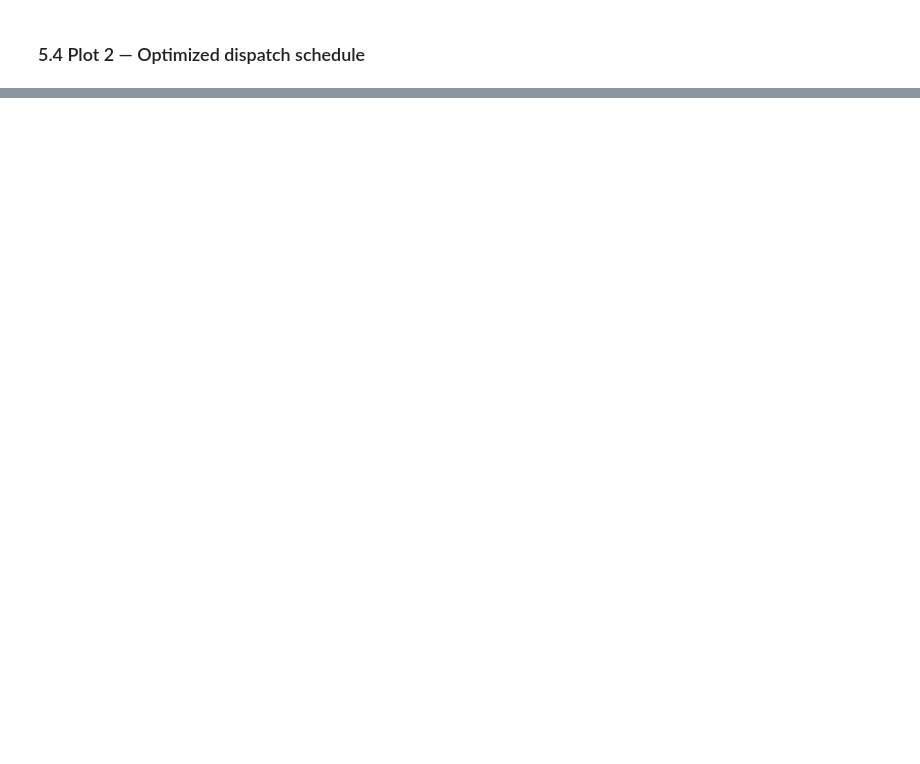
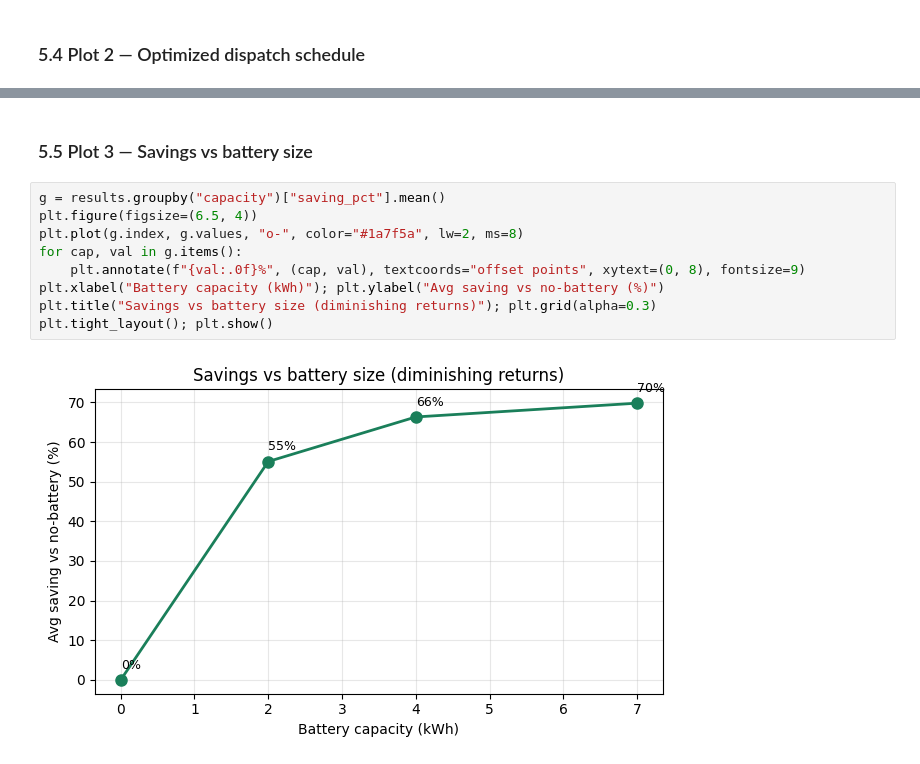
Before and after one commit to Adore96/WattWise, a Jupyter notebook: heuristic_energy_optimization.ipynb, the cells around one changed output, grey strips where cells are left out. Drawn from its saved outputs; the diff is of its cells as text; blank space fills up the shorter version.

```diff
--- a/heuristic_energy_optimization.ipynb
+++ b/heuristic_energy_optimization.ipynb
@@ -614,0 +607,13 @@ plt.tight_layout(); plt.show()
+# %% [markdown]
+### 5.5 Plot 3 — Savings vs battery size
+# %%
+g = results.groupby("capacity")["saving_pct"].mean()
+plt.figure(figsize=(6.5, 4))
+plt.plot(g.index, g.values, "o-", color="#1a7f5a", lw=2, ms=8)
+for cap, val in g.items():
+    plt.annotate(f"{val:.0f}%", (cap, val), textcoords="offset points", xytext=(0, 8), fontsize=9)
+plt.xlabel("Battery capacity (kWh)"); plt.ylabel("Avg saving vs no-battery (%)")
+plt.title("Savings vs battery size (diminishing returns)"); plt.grid(alpha=0.3)
+plt.tight_layout(); plt.show()
+# %% [output]
+[figure, added]
```
Also changed, not shown: parts of 5 cells of this notebook.
